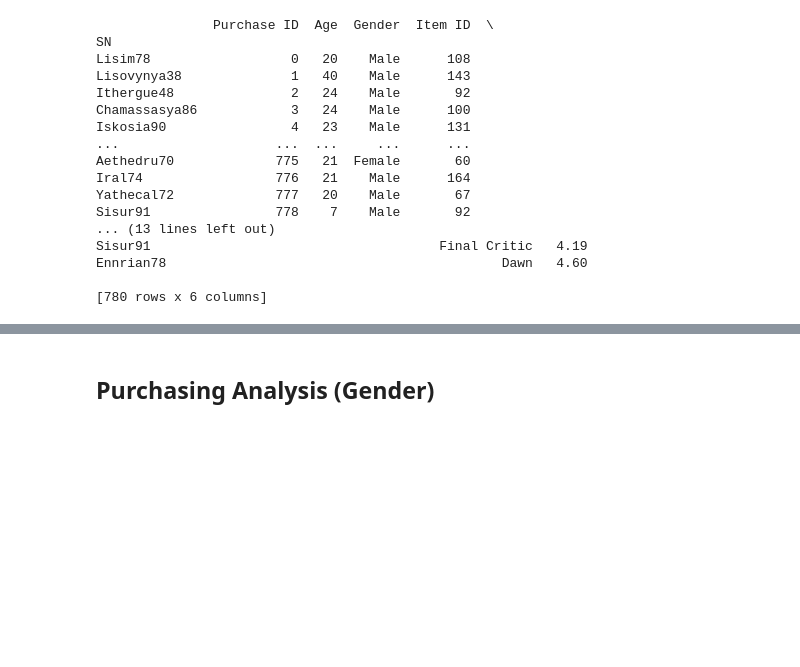
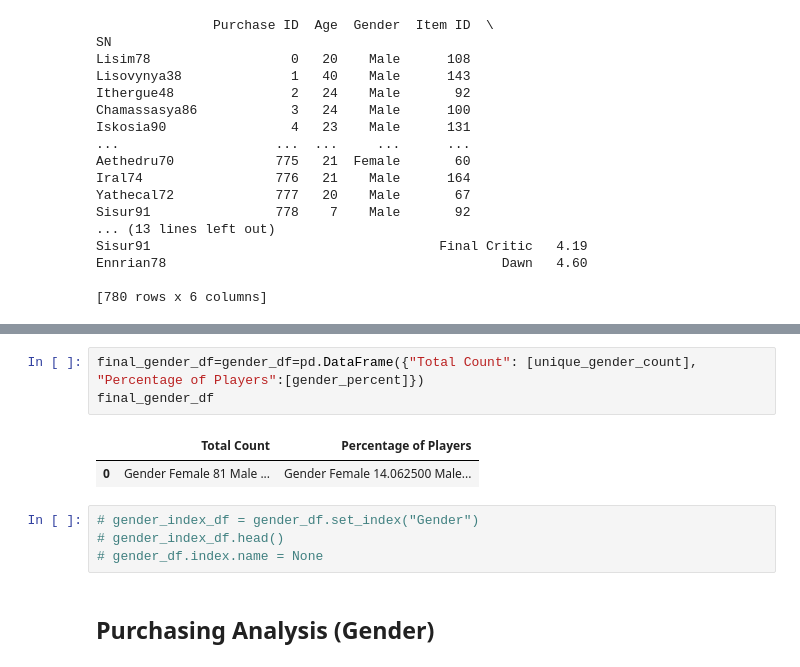
Before and after one commit to arcebri1/GamePurchasingDataAnalysis, a Jupyter notebook: HeroesOfPymoli/HeroesOfPymoli_starter.ipynb, the cells around one changed output, grey strips where cells are left out. Drawn from its saved outputs; the diff is of its cells as text; blank space fills up the shorter version.

```diff
--- a/HeroesOfPymoli/HeroesOfPymoli_starter.ipynb
+++ b/HeroesOfPymoli/HeroesOfPymoli_starter.ipynb
@@ -284,3 +297,13 @@ Name: SN, dtype: int64
+# %%
+final_gender_df=gender_df=pd.DataFrame({"Total Count": [unique_gender_count], "Percentage of Players":[gender_percent]})
+final_gender_df
+# %% [output]
+|  | Total Count | Percentage of Players |
+| 0 | Gender Female 81 Male ... | Gender Female 14.062500 Male... |
+# %%
+# gender_index_df = gender_df.set_index("Gender")
+# gender_index_df.head()
+# gender_df.index.name = None
 # %% [markdown]
 
 ## Purchasing Analysis (Gender)
```
Also changed, not shown: parts of 11 cells of this notebook.
